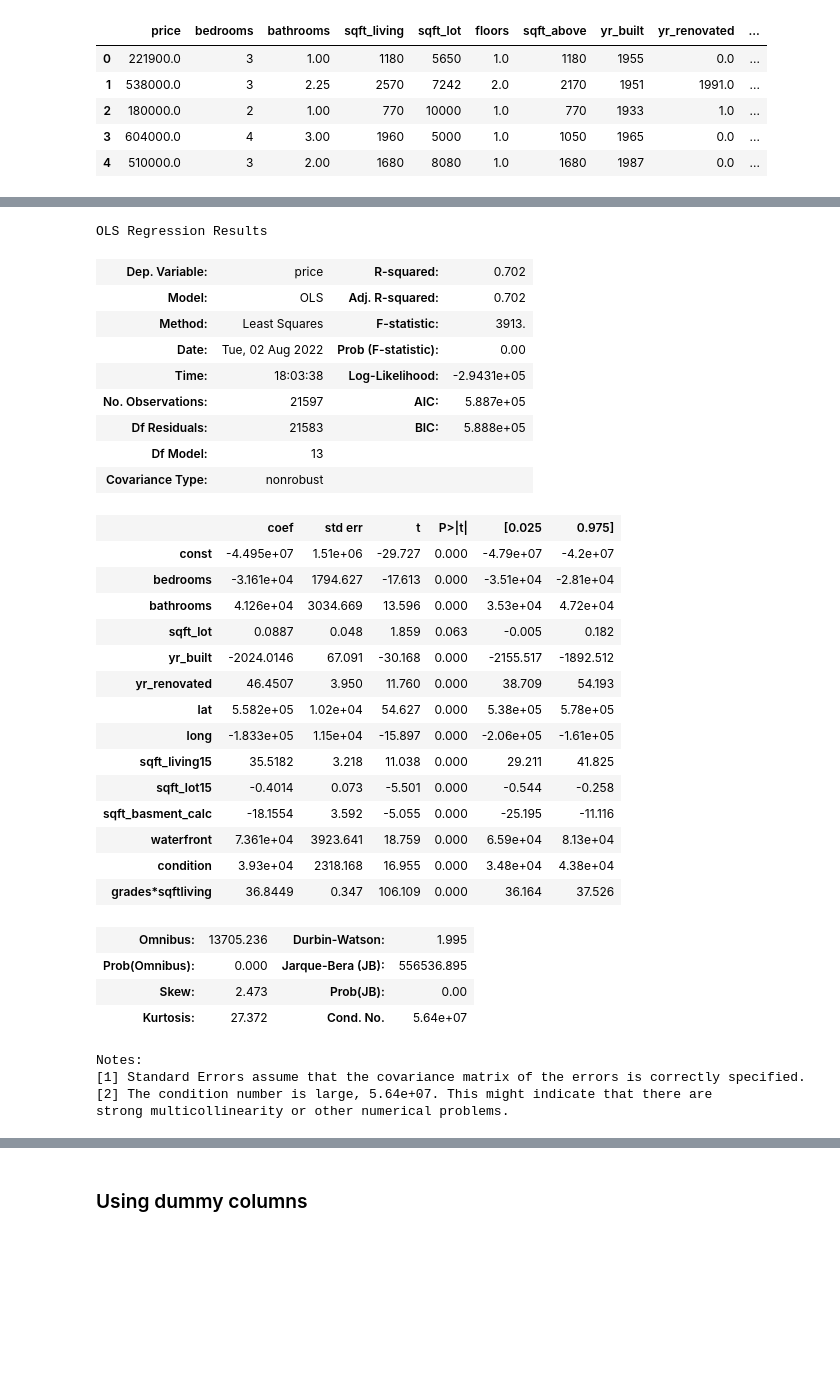
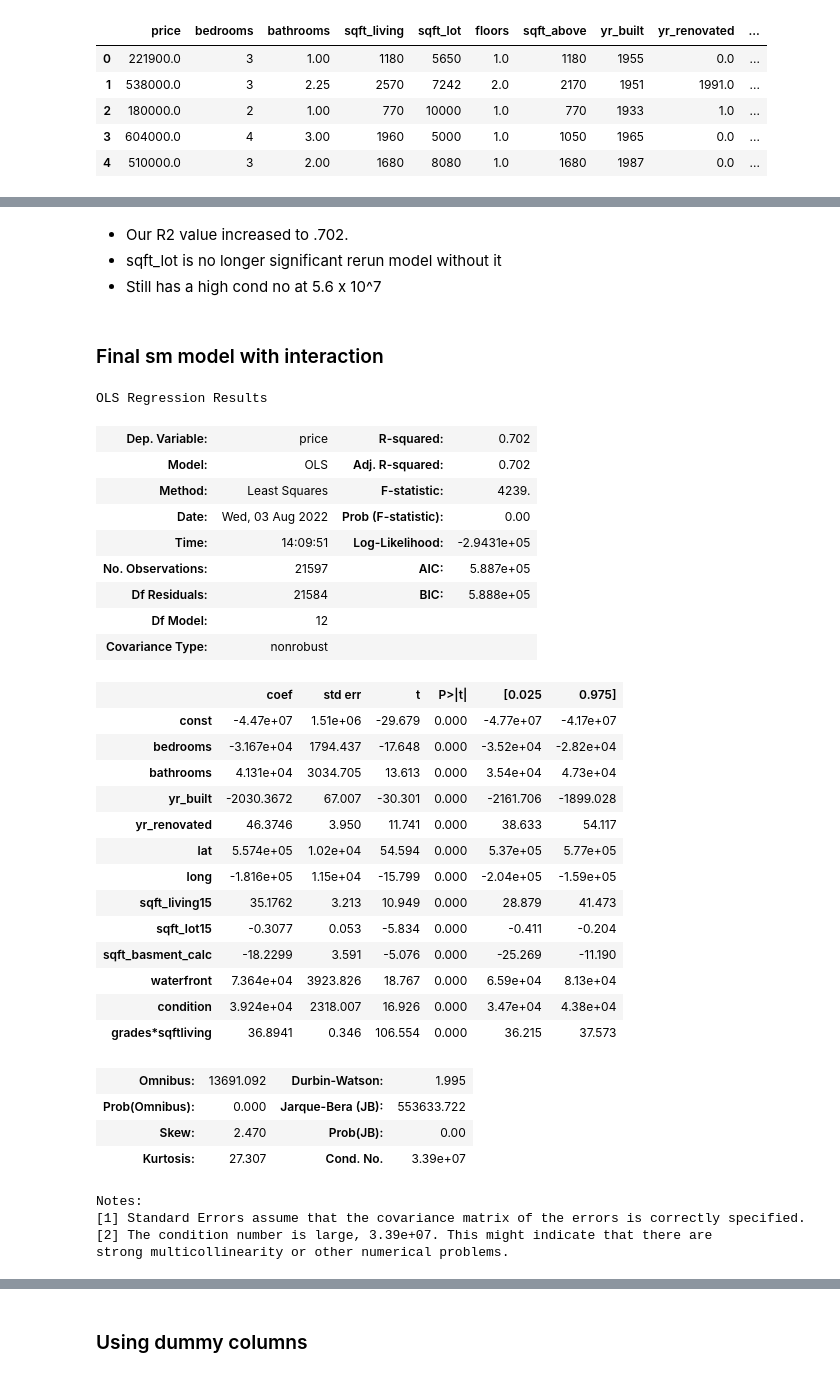
Before and after one commit to mattrubic/dsc-phase-2-project-v2-3, a Jupyter notebook: multi_lr_models.ipynb, the cells around one changed output, grey strips where cells are left out. Saved outputs shown, nothing was run; the diff lists cells and outputs as text; code cells hidden in the pictures; blank space fills up the shorter version.

Commit message:
completed markdown for MultiLR models

```diff
--- a/multi_lr_models.ipynb
+++ b/multi_lr_models.ipynb
@@ -394,3 +406,8 @@ df.head()
 | 2 | 180000.0 | 2 | 1.00 | 770 | 10000 | 1.0 | 770 | 1933 | 1.0 | ... |
 | 3 | 604000.0 | 4 | 3.00 | 1960 | 5000 | 1.0 | 1050 | 1965 | 0.0 | ... |
 | 4 | 510000.0 | 3 | 2.00 | 1680 | 8080 | 1.0 | 1680 | 1987 | 0.0 | ... |
+# %%
+X_interactions = df.drop(columns=['price', 'sqft_above', 'zipcode',
+                                  'floors', 'grades', 'sqft_living'], axis = 1)
+interactions_results = sm.OLS(y, sm.add_constant(X_interactions)).fit()
+interactions_results.summary()
@@ -397,39 +448,45 @@ df.head()
+# %% [markdown]
+- Our R2 value increased to .702.
+- sqft_lot is no longer significant rerun model without it
+- Still has a high cond no at 5.6 x 10^7
+# %% [markdown]
+### Final sm model with interaction
 # %%
-X_interactions = df.drop(columns=['price', 'sqft_above', 'zipcode', 'floors', 'grades', 'sqft_living'], axis = 1)
+X_drop_lot = df.drop(columns=['price', 'sqft_above', 'zipcode',
+                                  'floors', 'grades', 'sqft_living', 'sqft_lot'], axis = 1)
 # %%
-interactions_results = sm.OLS(y, sm.add_constant(X_interactions)).fit()
-interactions_results.summary()
+drop_lot_results = sm.OLS(y, sm.add_constant(X_drop_lot)).fit()
+drop_lot_results.summary()
 # %% [output]
 OLS Regression Results
 | Dep. Variable: | price | R-squared: | 0.702 |
 | Model: | OLS | Adj. R-squared: | 0.702 |
-| Method: | Least Squares | F-statistic: | 3913. |
-| Date: | Tue, 02 Aug 2022 | Prob (F-statistic): | 0.00 |
-| Time: | 18:03:38 | Log-Likelihood: | -2.9431e+05 |
+| Method: | Least Squares | F-statistic: | 4239. |
+| Date: | Wed, 03 Aug 2022 | Prob (F-statistic): | 0.00 |
+| Time: | 14:09:51 | Log-Likelihood: | -2.9431e+05 |
 | No. Observations: | 21597 | AIC: | 5.887e+05 |
-| Df Residuals: | 21583 | BIC: | 5.888e+05 |
-| Df Model: | 13 |  |  |
+| Df Residuals: | 21584 | BIC: | 5.888e+05 |
+| Df Model: | 12 |  |  |
 | Covariance Type: | nonrobust |  |  |
 |  | coef | std err | t | P>|t| | [0.025 | 0.975] |
-| const | -4.495e+07 | 1.51e+06 | -29.727 | 0.000 | -4.79e+07 | -4.2e+07 |
-| bedrooms | -3.161e+04 | 1794.627 | -17.613 | 0.000 | -3.51e+04 | -2.81e+04 |
-| bathrooms | 4.126e+04 | 3034.669 | 13.596 | 0.000 | 3.53e+04 | 4.72e+04 |
-| sqft_lot | 0.0887 | 0.048 | 1.859 | 0.063 | -0.005 | 0.182 |
-| yr_built | -2024.0146 | 67.091 | -30.168 | 0.000 | -2155.517 | -1892.512 |
-| yr_renovated | 46.4507 | 3.950 | 11.760 | 0.000 | 38.709 | 54.193 |
-| lat | 5.582e+05 | 1.02e+04 | 54.627 | 0.000 | 5.38e+05 | 5.78e+05 |
-| long | -1.833e+05 | 1.15e+04 | -15.897 | 0.000 | -2.06e+05 | -1.61e+05 |
-| sqft_living15 | 35.5182 | 3.218 | 11.038 | 0.000 | 29.211 | 41.825 |
-| sqft_lot15 | -0.4014 | 0.073 | -5.501 | 0.000 | -0.544 | -0.258 |
-| sqft_basment_calc | -18.1554 | 3.592 | -5.055 | 0.000 | -25.195 | -11.116 |
-| waterfront | 7.361e+04 | 3923.641 | 18.759 | 0.000 | 6.59e+04 | 8.13e+04 |
-| condition | 3.93e+04 | 2318.168 | 16.955 | 0.000 | 3.48e+04 | 4.38e+04 |
-| grades*sqftliving | 36.8449 | 0.347 | 106.109 | 0.000 | 36.164 | 37.526 |
+| const | -4.47e+07 | 1.51e+06 | -29.679 | 0.000 | -4.77e+07 | -4.17e+07 |
+| bedrooms | -3.167e+04 | 1794.437 | -17.648 | 0.000 | -3.52e+04 | -2.82e+04 |
+| bathrooms | 4.131e+04 | 3034.705 | 13.613 | 0.000 | 3.54e+04 | 4.73e+04 |
+| yr_built | -2030.3672 | 67.007 | -30.301 | 0.000 | -2161.706 | -1899.028 |
+| yr_renovated | 46.3746 | 3.950 | 11.741 | 0.000 | 38.633 | 54.117 |
+| lat | 5.574e+05 | 1.02e+04 | 54.594 | 0.000 | 5.37e+05 | 5.77e+05 |
+| long | -1.816e+05 | 1.15e+04 | -15.799 | 0.000 | -2.04e+05 | -1.59e+05 |
+| sqft_living15 | 35.1762 | 3.213 | 10.949 | 0.000 | 28.879 | 41.473 |
+| sqft_lot15 | -0.3077 | 0.053 | -5.834 | 0.000 | -0.411 | -0.204 |
+| sqft_basment_calc | -18.2299 | 3.591 | -5.076 | 0.000 | -25.269 | -11.190 |
+| waterfront | 7.364e+04 | 3923.826 | 18.767 | 0.000 | 6.59e+04 | 8.13e+04 |
+| condition | 3.924e+04 | 2318.007 | 16.926 | 0.000 | 3.47e+04 | 4.38e+04 |
+| grades*sqftliving | 36.8941 | 0.346 | 106.554 | 0.000 | 36.215 | 37.573 |
-| Omnibus: | 13705.236 | Durbin-Watson: | 1.995 |
-| Prob(Omnibus): | 0.000 | Jarque-Bera (JB): | 556536.895 |
-| Skew: | 2.473 | Prob(JB): | 0.00 |
-| Kurtosis: | 27.372 | Cond. No. | 5.64e+07 |
+| Omnibus: | 13691.092 | Durbin-Watson: | 1.995 |
+| Prob(Omnibus): | 0.000 | Jarque-Bera (JB): | 553633.722 |
+| Skew: | 2.470 | Prob(JB): | 0.00 |
+| Kurtosis: | 27.307 | Cond. No. | 3.39e+07 |
 Notes:
 [1] Standard Errors assume that the covariance matrix of the errors is correctly specified.
-[2] The condition number is large, 5.64e+07. This might indicate that there are
+[2] The condition number is large, 3.39e+07. This might indicate that there are
 strong multicollinearity or other numerical problems.
```
Also changed, not shown: parts of 50 cells of this notebook, 1 other file.
